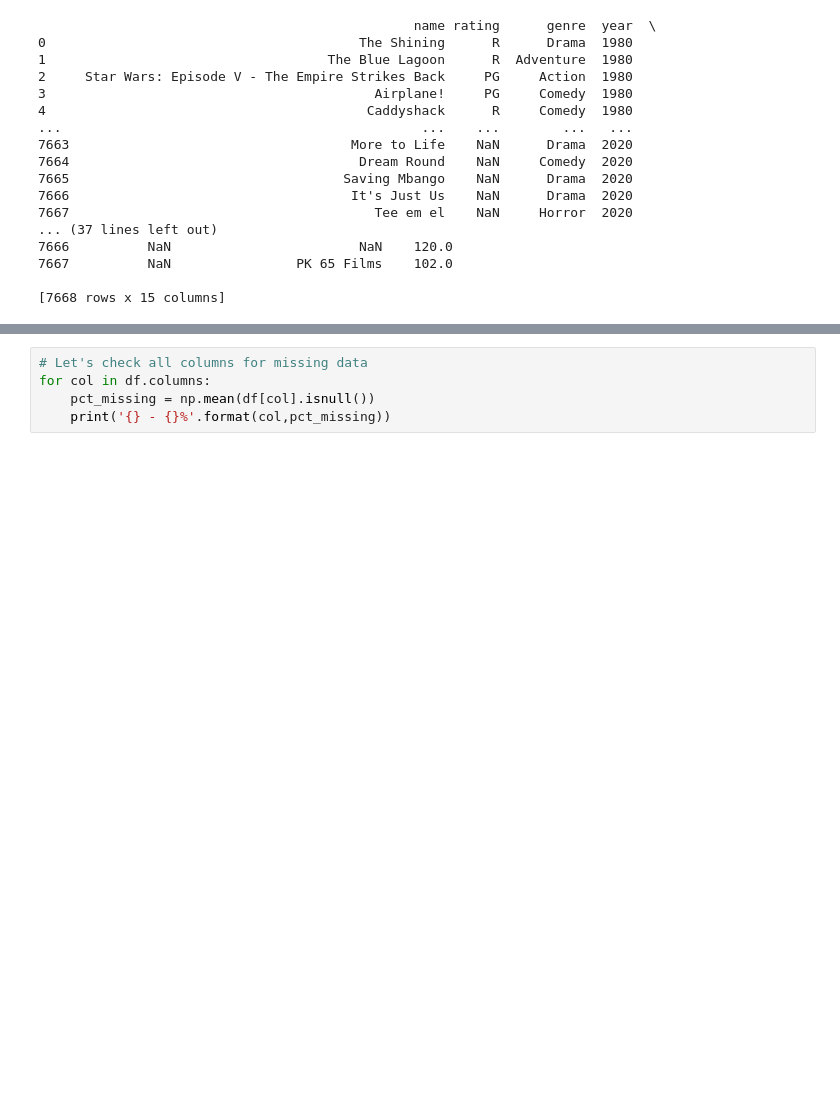
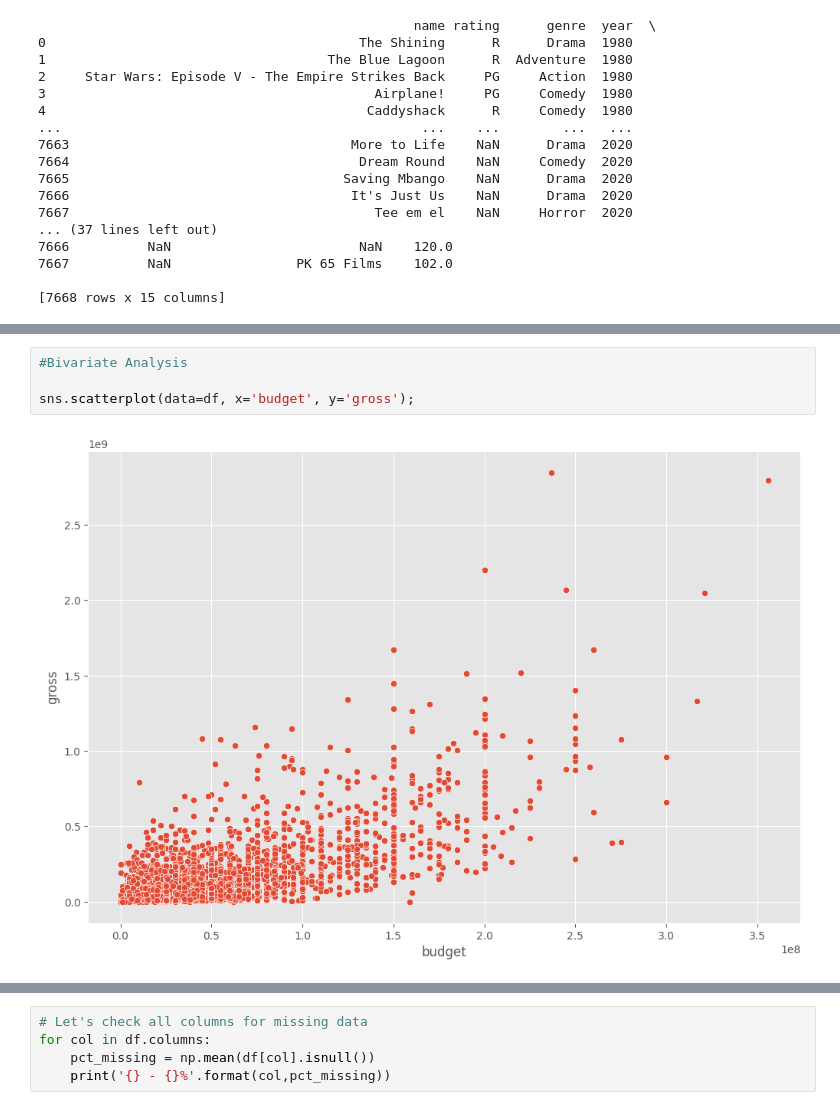
Before and after one commit to BidhuKar/Analytics_Python, a Jupyter notebook: DataCleaning.ipynb, the cells around one changed output, grey strips where cells are left out. Drawn from its saved outputs; the diff is of its cells as text; blank space fills up the shorter version.

```diff
--- a/DataCleaning.ipynb
+++ b/DataCleaning.ipynb
@@ -79,0 +89,6 @@ runtime - 4
+# %%
+#Bivariate Analysis
+
+sns.scatterplot(data=df, x='budget', y='gross');
+# %% [output]
+[figure, added]
```
Also changed, not shown: parts of 6 cells of this notebook.
